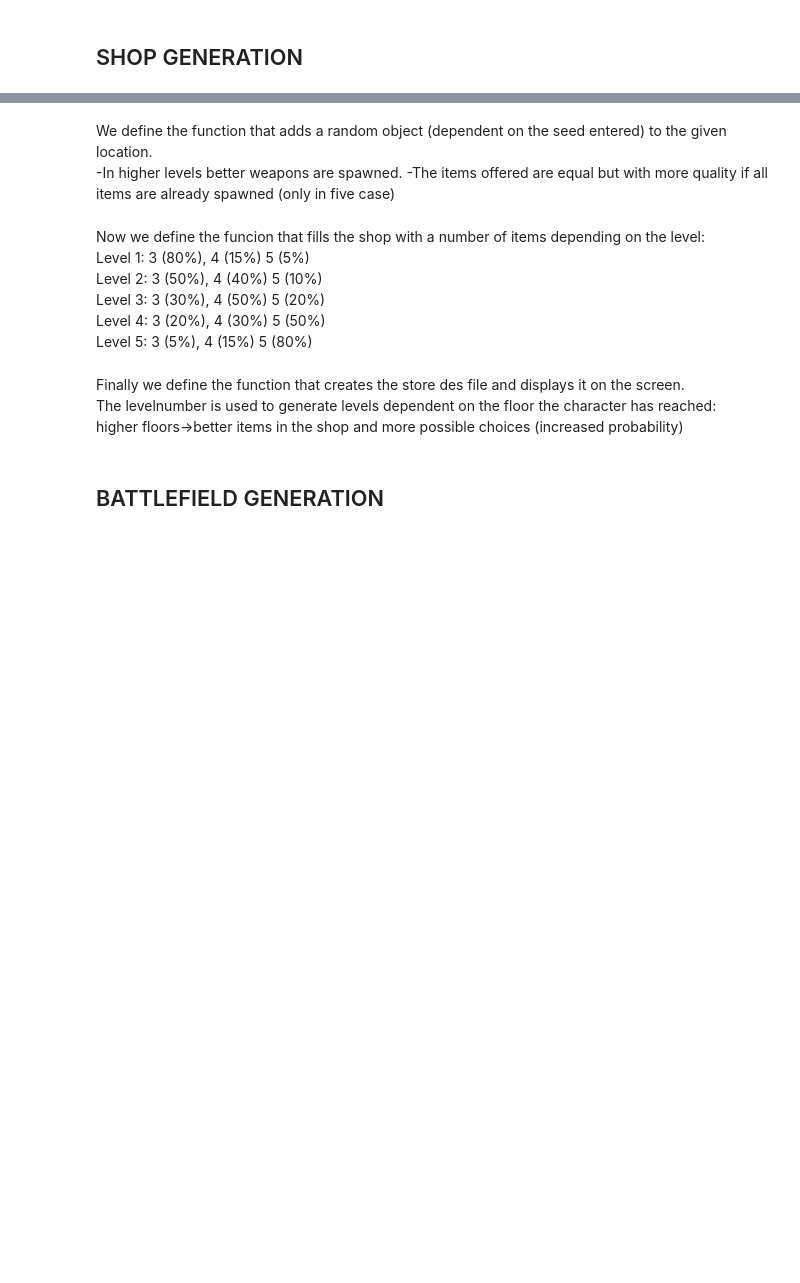
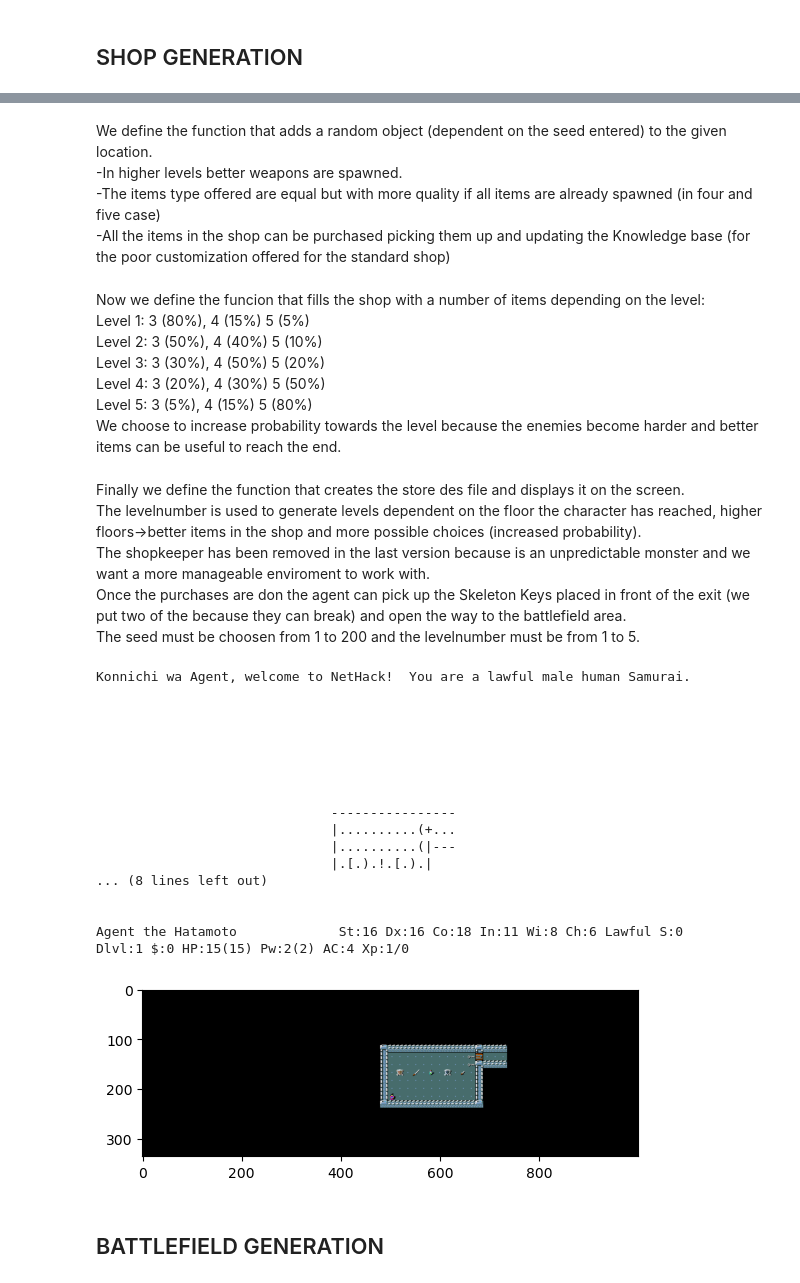
Before and after one commit to ff-falco/AIFPROJ2023, a Jupyter notebook: LEVELGENERATOR/levelgenerator.ipynb, the cells around one changed output, grey strips where cells are left out. Cells and saved outputs as stored; diff of their text form; code cells hidden in the pictures; blank space fills up the shorter version.

Commit message:
Fixed bugs, removed arrows, removed shopkeeper, report updated

```diff
--- a/LEVELGENERATOR/levelgenerator.ipynb
+++ b/LEVELGENERATOR/levelgenerator.ipynb
@@ -103,7 +110,8 @@ avaiableitems=['HEALING','ARROWS','WEAPON','ARMOR']
 # %% [markdown]
 We define the function that adds a random object (dependent on the seed entered) to the given location.
 -In higher levels better weapons are spawned.
--The items offered are equal but with more quality if all items are already spawned (only in five case)
+-The items type offered are equal but with more quality if all items are already spawned (in four and five case)
+-All the items in the shop can be purchased picking them up and updating the Knowledge base (for the poor customization offered for the standard shop)
 # %%
 def addobject(lvl: LevelGenerator, seed:int, posx:int ,posy:int,others: [str]) ->str:
     """
@@ -161,54 +160,54 @@ Level 2: 3 (50%), 4 (40%) 5 (10%)
 Level 3: 3 (30%), 4 (50%) 5 (20%)
 Level 4: 3 (20%), 4 (30%) 5 (50%)
 Level 5: 3 (5%), 4 (15%) 5 (80%)
+We choose to increase probability towards the level because the enemies become harder and better items can be useful to reach the end.
 # %%
 
-def fillwithobj(lvl: LevelGenerator,seed: int):
+def fillwithobj(lvl: LevelGenerator,seed: int, levelnumber:int):
     random.seed(seed)
-    levelnumber=math.floor(seed/200)
-
+    numitem=random.randint(3,5)
     if levelnumber==1:
-        if seed<=360:
+        if seed<=60:
             numitem=3
-        elif seed<=390:
+        elif seed<=190:
             numitem=4
         else:
             numitem=5
 
     elif levelnumber==2:
-        if seed<=500:
+        if seed<=100:
             numitem=3
-        elif seed<=580:
+        elif seed<=180:
             numitem=4
         else:
             numitem=5
 
-    if levelnumber==3:
-        if seed<=660:
+    elif levelnumber==3:
+        if seed<=60:
             numitem=3
-        elif seed<=760:
+        elif seed<=160:
             numitem=4
         else:
             numitem=5
 
-    if levelnumber==4:
-        if seed<=840:
+    elif levelnumber==4:
+        if seed<=40:
             numitem=3
-        elif seed<=900:
+        elif seed<=100:
             numitem=4
         else:
             numitem=5
 
-    if levelnumber==5:
-        if seed<=1010:
+    elif levelnumber==5:
+        if seed<=10:
             numitem=3
-        elif seed<=1040:
+        elif seed<=40:
             numitem=4
         else:
             numitem=5
 
     others=[]
-    numitem=random.randint(3,5)
+
     #In the first level a healing potion is guaranteed, the other choices are pseudo-random (depending on the seed)
     if numitem==3:
         if levelnumber==1:
@@ -241,35 +240,61 @@ def fillwithobj(lvl: LevelGenerator,seed: int):
         others.append(addobject(lvl,seed,10,3,others))
 # %% [markdown]
 Finally we define the function that creates the store des file and displays it on the screen.
-The levelnumber is used to generate levels dependent on the floor the character has reached:
-higher floors->better items in the shop and more possible choices (increased probability)
+The levelnumber is used to generate levels dependent on the floor the character has reached, higher floors->better items in the shop and more possible choices (increased probability).
+The shopkeeper has been removed in the last version because is an unpredictable monster and we want a more manageable enviroment to work with.
+Once the purchases are don the agent can pick up the Skeleton Keys placed in front of the exit (we put two of the because they can break) and open the way to the battlefield area.
+The seed must be choosen from 1 to 200 and the levelnumber must be from 1 to 5.
 # %%
 
-def createshop(levelnumber: LevelGenerator,startingseed: int):
+def createshop(levelnumber: int,startingseed: int):
     map="""||||||||||||||||
 |...............
 |...........||||
 |...........|
 |...........|
 |...........|
 |...........|
 |||||||||||||"""
-    seed=startingseed+200*levelnumber
+    seed=startingseed
     lvl=LevelGenerator(map=map,lit=True,flags=['premapped','shortsighted'])
     lvl.add_line("#LEVEL: "+str(levelnumber))
     lvl.add_line("#SEED: "+str(seed))
     lvl.set_start_pos((1,6))
     #lvl.add_monster(name='shopkeeper',place=(6,1))
     lvl.add_object(name='skeleton key',symbol='(',place=(11,1)) #Skeleton Key
     lvl.add_object(name='skeleton key',symbol='(',place=(11,2))
 
     lvl.add_door("locked", place=(12,1))
 
 
-    fillwithobj(lvl,seed)
+    fillwithobj(lvl,seed,levelnumber)
+
 
 
     return lvl.get_des()
+
+seed=random.randint(1,200)
+level=random.randint(1,5)
+render_des_file(createshop(level,seed))
+# %% [output]
+Konnichi wa Agent, welcome to NetHack!  You are a lawful male human Samurai.
+
+
+
+
+
+
+
+                              ----------------
+                              |..........(+...
+                              |..........(|---
+                              |.[.).!.[.).|
+... (8 lines left out)
+
+
+Agent the Hatamoto             St:16 Dx:16 Co:18 In:11 Wi:8 Ch:6 Lawful S:0
+Dlvl:1 $:0 HP:15(15) Pw:2(2) AC:4 Xp:1/0
+[figure, added]
 # %% [markdown]
 ## BATTLEFIELD GENERATION
 # %% [markdown]
```
Also changed, not shown: parts of 15 cells of this notebook, 1 other file.
